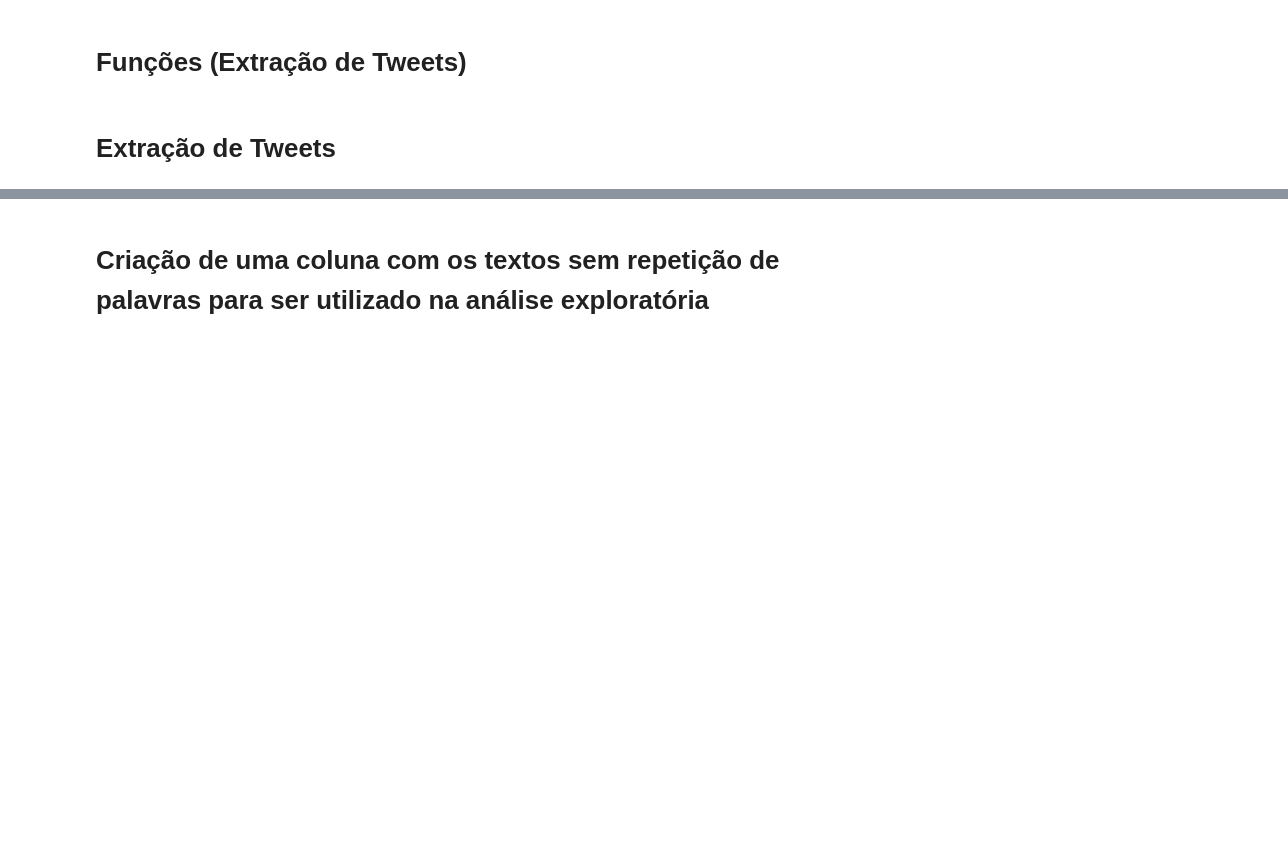
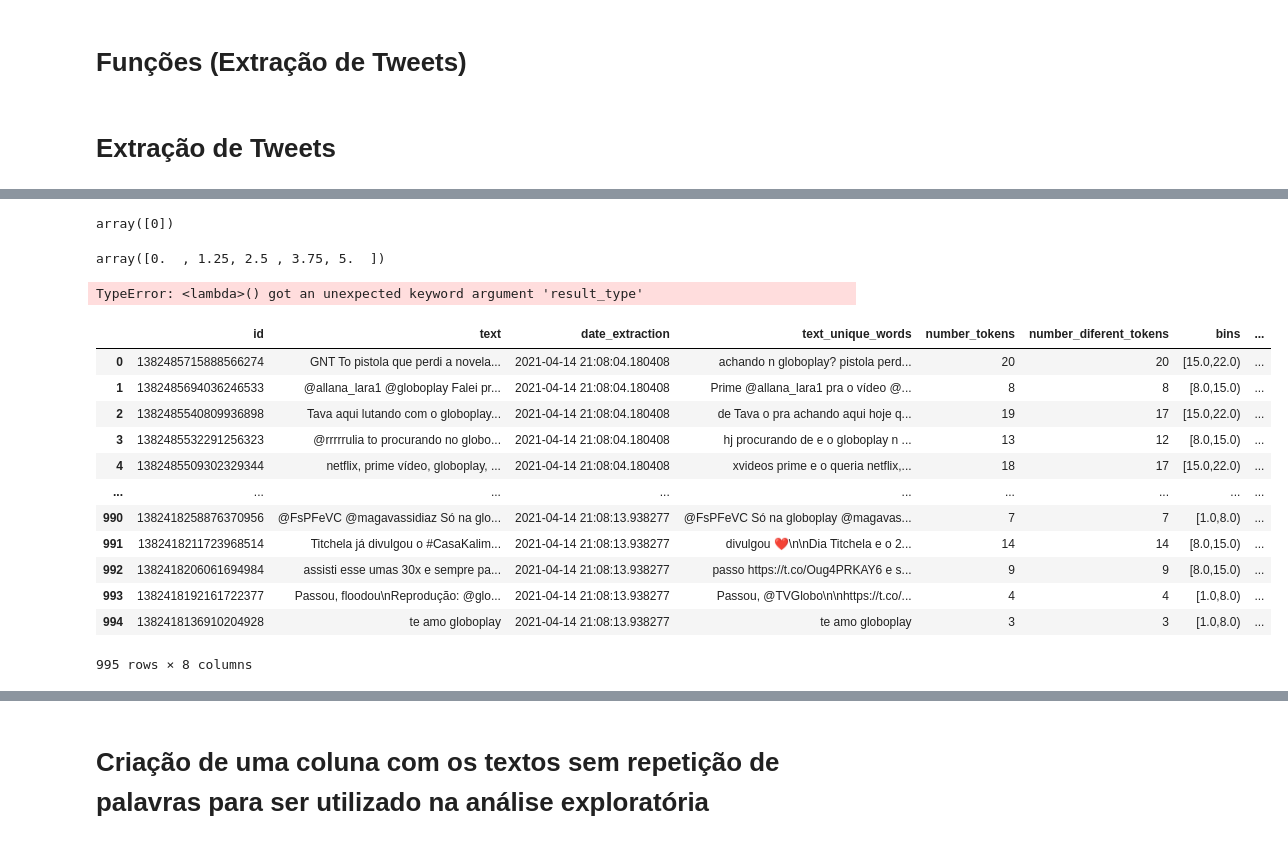
Before and after one commit to juliohenr/TEXT-EXPLORATORY, a Jupyter notebook: data_extract_twitter/api_twitter_study.ipynb, the cells around one changed output, grey strips where cells are left out. Drawn from its saved outputs; the diff is of its cells as text; code cells hidden in the pictures; blank space fills up the shorter version.

Commit message:
developing function to build the histogram

```diff
--- a/data_extract_twitter/api_twitter_study.ipynb
+++ b/data_extract_twitter/api_twitter_study.ipynb
@@ -327,0 +345,60 @@ data_tweets_final.head(30)
+# %%
+np.arange(0,1,5)
+# %% [output]
+array([0])
+# %%
+interval
+# %% [output]
+array([0.  , 1.25, 2.5 , 3.75, 5.  ])
+# %%
+def function_to_calc_histogram(x,initial_interval, final_interval,n_bins):
+
+    interval = np.linspace(initial_interval, final_interval, num=n_bins)
+
+    for j,i in enumerate(interval):
+
+
+        if i == interval[len(interval)-1]:
+
+            if x>=i:
+
+                print("{}<".format(x))
+
+                return j,"{}<".format(x)
+
+
+        else:
+
+            if x>=i and x<interval[j+1]:
+
+                inicial = round(i, 1)
+
+                final = round(interval[j+1],1)
+
+                print("[{},{})".format(inicial,final))
+
+                return j,"[{},{})".format(inicial,final)
+# %%
+max_count = data_tweets_final["number_tokens"].max()
+# %%
+min_count = data_tweets_final["number_tokens"].min()
+# %%
+data_tweets_final["Id",'bins'] = data_tweets_final['number_tokens'].apply(lambda x: function_to_calc_histogram(x,initial_interval = min_count, final_interval = max_count,n_bins = 10),result_type="expand")
+# %% [output]
+TypeError: <lambda>() got an unexpected keyword argument 'result_type'
+# %%
+data_tweets_final
+# %% [output]
+|  | id | text | date_extraction | text_unique_words | number_tokens | number_diferent_tokens | bins | ... |
+| 0 | 1382485715888566274 | GNT To pistola que perdi a novela... | 2021-04-14 21:08:04.180408 | achando n globoplay? pistola perd... | 20 | 20 | [15.0,22.0) | ... |
+| 1 | 1382485694036246533 | @allana_lara1 @globoplay Falei pr... | 2021-04-14 21:08:04.180408 | Prime @allana_lara1 pra o vídeo @... | 8 | 8 | [8.0,15.0) | ... |
+| 2 | 1382485540809936898 | Tava aqui lutando com o globoplay... | 2021-04-14 21:08:04.180408 | de Tava o pra achando aqui hoje q... | 19 | 17 | [15.0,22.0) | ... |
+| 3 | 1382485532291256323 | @rrrrrulia to procurando no globo... | 2021-04-14 21:08:04.180408 | hj procurando de e o globoplay n ... | 13 | 12 | [8.0,15.0) | ... |
+| 4 | 1382485509302329344 | netflix, prime vídeo, globoplay, ... | 2021-04-14 21:08:04.180408 | xvideos prime e o queria netflix,... | 18 | 17 | [15.0,22.0) | ... |
+| ... | ... | ... | ... | ... | ... | ... | ... | ... |
+| 990 | 1382418258876370956 | @FsPFeVC @magavassidiaz Só na glo... | 2021-04-14 21:08:13.938277 | @FsPFeVC Só na globoplay @magavas... | 7 | 7 | [1.0,8.0) | ... |
+| 991 | 1382418211723968514 | Titchela já divulgou o #CasaKalim... | 2021-04-14 21:08:13.938277 | divulgou ❤️\n\nDia Titchela e o 2... | 14 | 14 | [8.0,15.0) | ... |
+| 992 | 1382418206061694984 | assisti esse umas 30x e sempre pa... | 2021-04-14 21:08:13.938277 | passo https://t.co/Oug4PRKAY6 e s... | 9 | 9 | [8.0,15.0) | ... |
+| 993 | 1382418192161722377 | Passou, floodou\nReprodução: @glo... | 2021-04-14 21:08:13.938277 | Passou, @TVGlobo\n\nhttps://t.co/... | 4 | 4 | [1.0,8.0) | ... |
+| 994 | 1382418136910204928 | te amo globoplay | 2021-04-14 21:08:13.938277 | te amo globoplay | 3 | 3 | [1.0,8.0) | ... |
+995 rows × 8 columns
```
Also changed, not shown: parts of 15 cells of this notebook, 4 other files.
